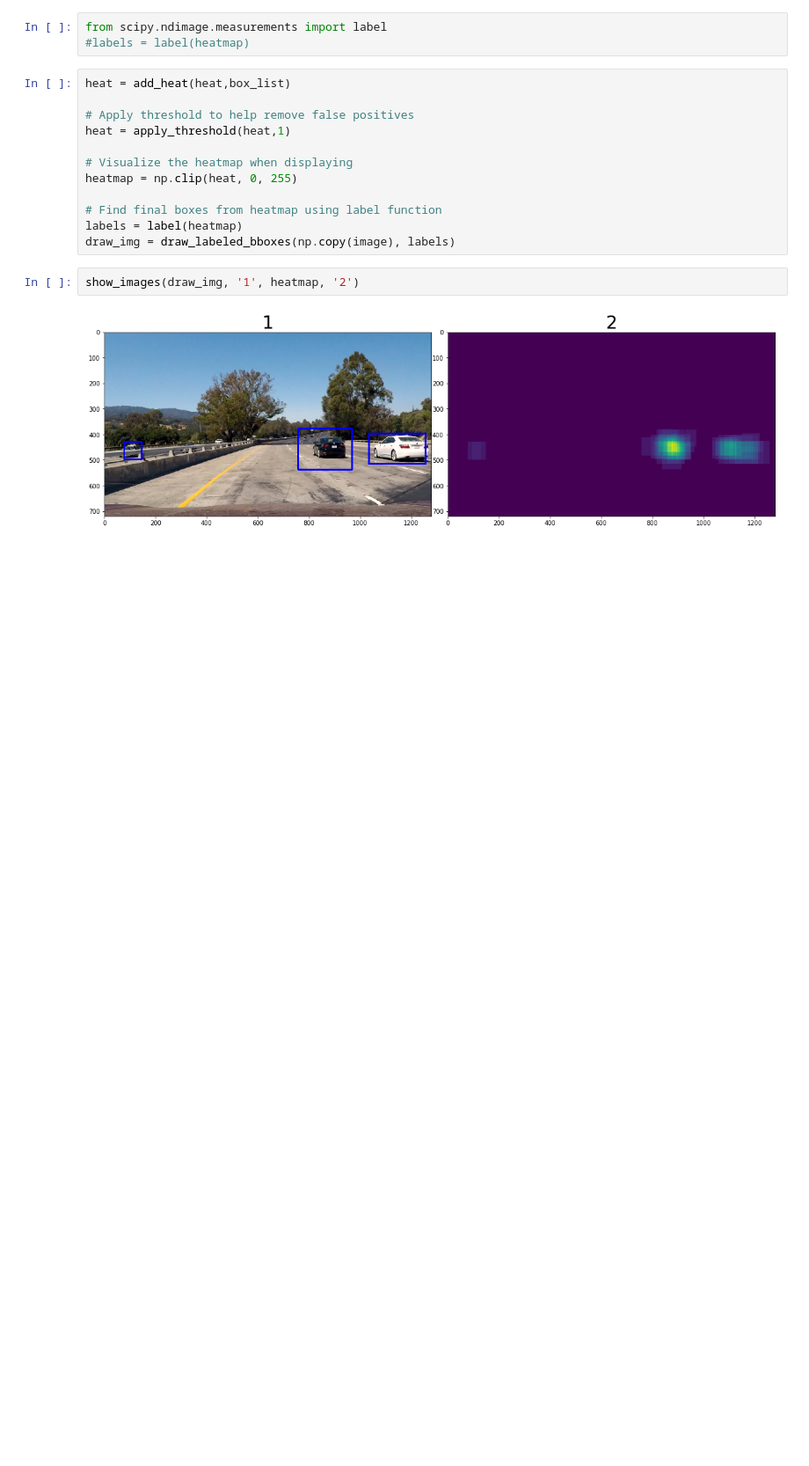
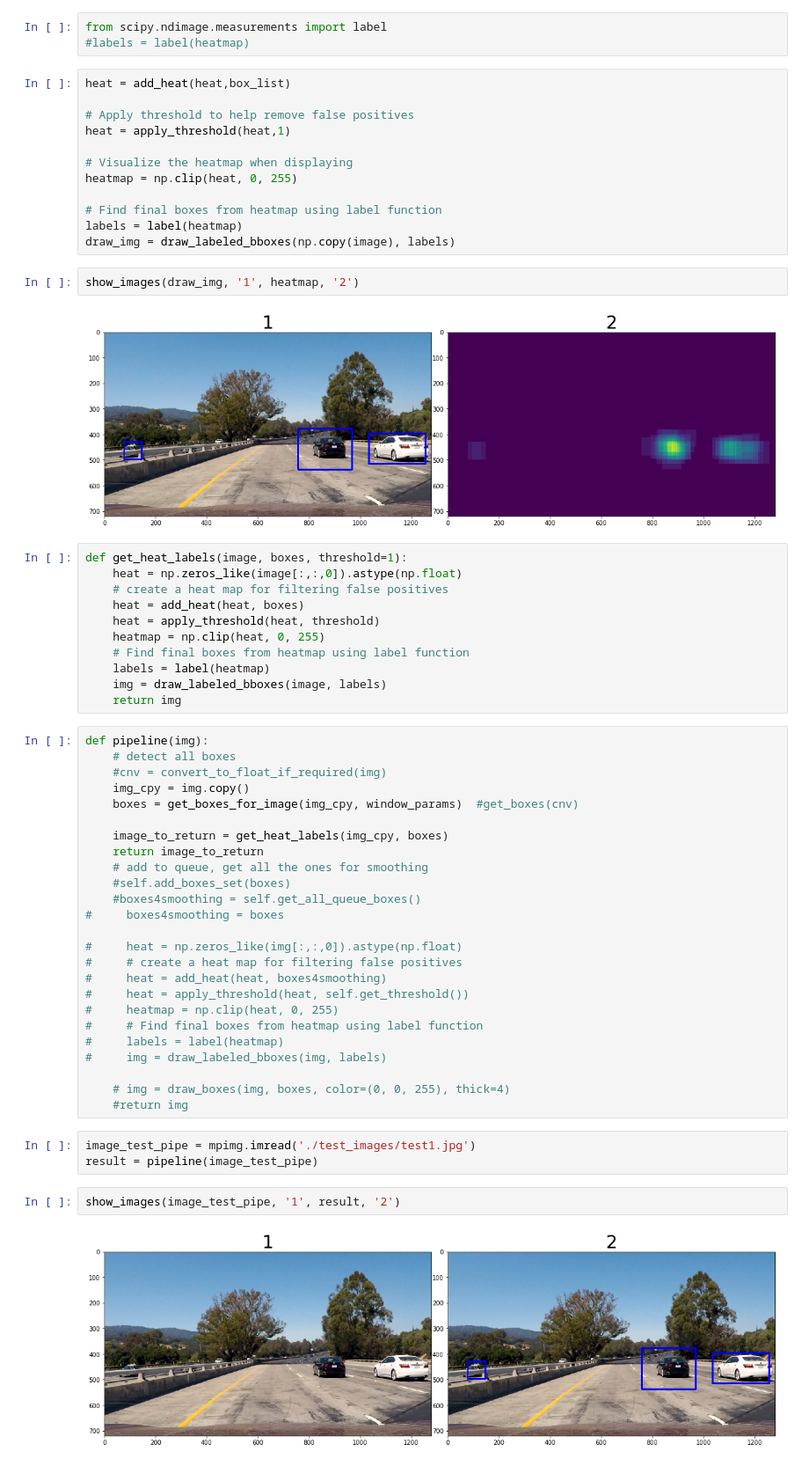
Before and after one commit to sethbunke/CarND-Vehicle-Detection, a Jupyter notebook: TestFindCars.ipynb, the cells around one changed output. Shown at 88% size. Saved outputs shown, nothing was run; the diff lists cells and outputs as text; blank space fills up the shorter version.

Commit message:
more work in test find cars notebook - pipline working without optimization

```diff
--- a/TestFindCars.ipynb
+++ b/TestFindCars.ipynb
@@ -251,3 +251,46 @@ draw_img = draw_labeled_bboxes(np.copy(image), labels)
 show_images(draw_img, '1', heatmap, '2')
 # %% [output]
 [figure]
+# %%
+def get_heat_labels(image, boxes, threshold=1):
+    heat = np.zeros_like(image[:,:,0]).astype(np.float)
+    # create a heat map for filtering false positives
+    heat = add_heat(heat, boxes)
+    heat = apply_threshold(heat, threshold)
+    heatmap = np.clip(heat, 0, 255)
+    # Find final boxes from heatmap using label function
+    labels = label(heatmap)
+    img = draw_labeled_bboxes(image, labels)
+    return img
+# %%
+def pipeline(img):
+    # detect all boxes
+    #cnv = convert_to_float_if_required(img)
+    img_cpy = img.copy()
+    boxes = get_boxes_for_image(img_cpy, window_params)  #get_boxes(cnv)
+
+    image_to_return = get_heat_labels(img_cpy, boxes)
+    return image_to_return
+    # add to queue, get all the ones for smoothing
+    #self.add_boxes_set(boxes)
+    #boxes4smoothing = self.get_all_queue_boxes()
+#     boxes4smoothing = boxes
+
+#     heat = np.zeros_like(img[:,:,0]).astype(np.float)
+#     # create a heat map for filtering false positives
+#     heat = add_heat(heat, boxes4smoothing)
+#     heat = apply_threshold(heat, self.get_threshold())
+#     heatmap = np.clip(heat, 0, 255)
+#     # Find final boxes from heatmap using label function
+#     labels = label(heatmap)
+#     img = draw_labeled_bboxes(img, labels)
+
+    # img = draw_boxes(img, boxes, color=(0, 0, 255), thick=4)
+    #return img
+# %%
+image_test_pipe = mpimg.imread('./test_images/test1.jpg')
+result = pipeline(image_test_pipe)
+# %%
+show_images(image_test_pipe, '1', result, '2')
+# %% [output]
+[figure, added]
```
